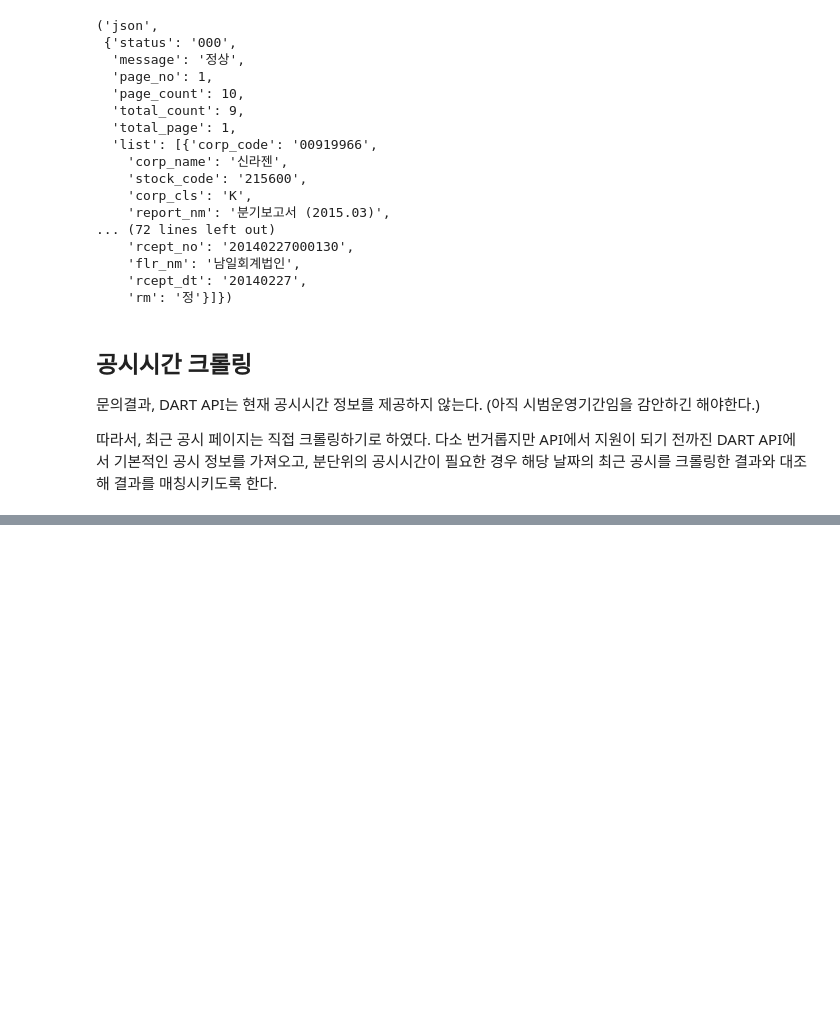
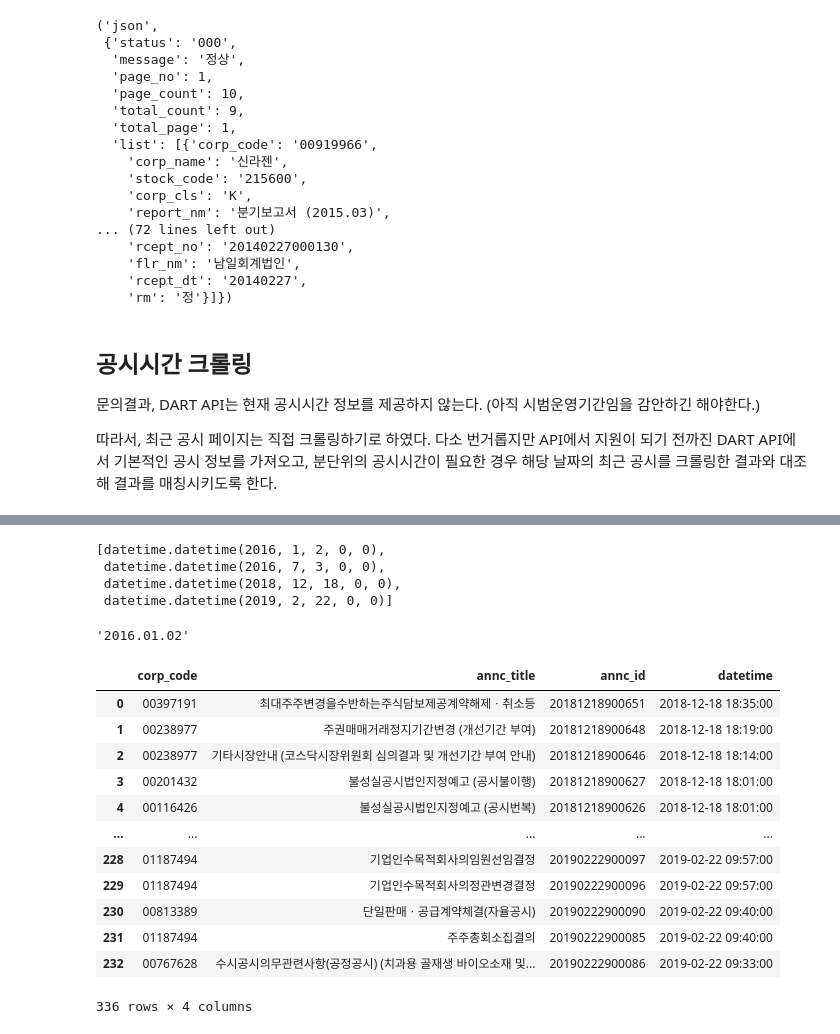
Before and after one commit to jaepil-choi/investment_strategy, a Jupyter notebook: investment_strategy/python37_64/DART_data_importer.ipynb, the cells around one changed output, grey strips where cells are left out. Drawn from its saved outputs; the diff is of its cells as text; code cells hidden in the pictures; blank space fills up the shorter version.

Commit message:
Add temporary function to get data of missing dates

```diff
--- a/investment_strategy/python37_64/DART_data_importer.ipynb
+++ b/investment_strategy/python37_64/DART_data_importer.ipynb
@@ -307,0 +321,16 @@ sleeping for 300 seconds...
+# %%
+with open('./error_dates_2014.01.01-2020.04.04.txt', 'r') as f:
+    date_range = f.readlines()
+
+date_range = [x[:10] for x in date_range]
+date_range = [dateutil.parser.parse(x) for x in date_range]
+date_range
+# %% [output]
+[datetime.datetime(2016, 1, 2, 0, 0),
+ datetime.datetime(2016, 7, 3, 0, 0),
+ datetime.datetime(2018, 12, 18, 0, 0),
+ datetime.datetime(2019, 2, 22, 0, 0)]
+# %%
+date_range[0].strftime('%Y.%m.%d')
+# %% [output]
+'2016.01.02'
@@ -307,0 +403,17 @@ sleeping for 300 seconds...
+# %%
+error_dates_df = error_dates_anncs2df('./error_dates_2014.01.01-2020.04.04.txt')
+error_dates_df
+# %% [output]
+|  | corp_code | annc_title | annc_id | datetime |
+| 0 | 00397191 | 최대주주변경을수반하는주식담보제공계약해제ㆍ취소등 | 20181218900651 | 2018-12-18 18:35:00 |
+| 1 | 00238977 | 주권매매거래정지기간변경 (개선기간 부여) | 20181218900648 | 2018-12-18 18:19:00 |
+| 2 | 00238977 | 기타시장안내 (코스닥시장위원회 심의결과 및 개선기간 부여 안내) | 20181218900646 | 2018-12-18 18:14:00 |
+| 3 | 00201432 | 불성실공시법인지정예고 (공시불이행) | 20181218900627 | 2018-12-18 18:01:00 |
+| 4 | 00116426 | 불성실공시법인지정예고 (공시번복) | 20181218900626 | 2018-12-18 18:01:00 |
+| ... | ... | ... | ... | ... |
+| 228 | 01187494 | 기업인수목적회사의임원선임결정 | 20190222900097 | 2019-02-22 09:57:00 |
+| 229 | 01187494 | 기업인수목적회사의정관변경결정 | 20190222900096 | 2019-02-22 09:57:00 |
+| 230 | 00813389 | 단일판매ㆍ공급계약체결(자율공시) | 20190222900090 | 2019-02-22 09:40:00 |
+| 231 | 01187494 | 주주총회소집결의 | 20190222900085 | 2019-02-22 09:40:00 |
+| 232 | 00767628 | 수시공시의무관련사항(공정공시) (치과용 골재생 바이오소재 및... | 20190222900086 | 2019-02-22 09:33:00 |
+336 rows × 4 columns
```
Also changed, not shown: parts of 3 cells of this notebook.
